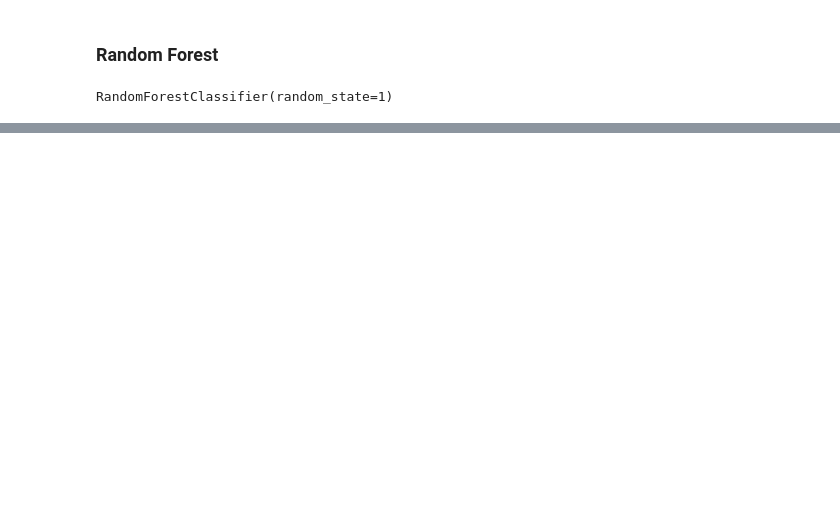
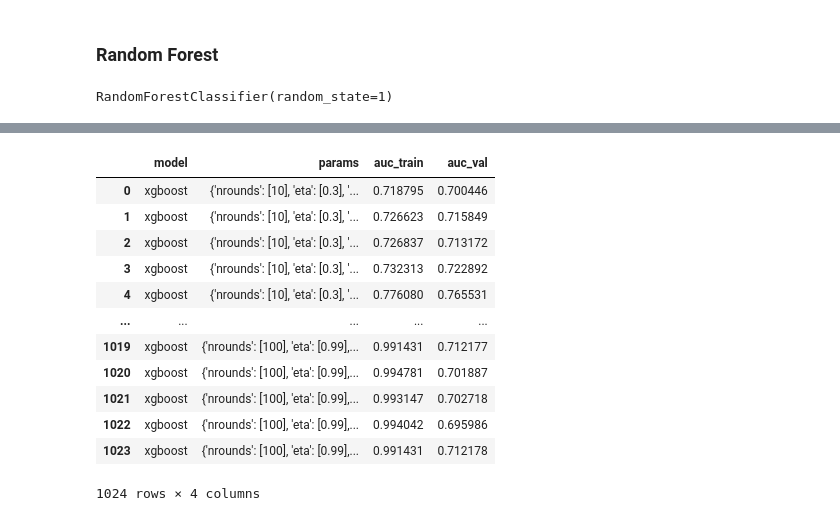
Before and after one commit to lggx/HR_Analysis, a Jupyter notebook: HR Analytics.ipynb, the cells around one changed output, grey strips where cells are left out. Drawn from its saved outputs; the diff is of its cells as text; code cells hidden in the pictures; blank space fills up the shorter version.

```diff
--- a/HR Analytics.ipynb
+++ b/HR Analytics.ipynb
@@ -768 +743,9 @@ Name: target, dtype: float64
+# %%
+n = x_train.shape[0];
+d = x_train.shape[1];
+m = np.mean(y_train);
+s = np.std(y_train);
+C_cherk = np.max([np.abs(m + 3*s),np.abs(m - 3*s)]);
+gamma_cherk = np.power(0.2, 1/d)
+gamma= [gamma_cherk, 3.26e-09, 3.255e-09, 3.25e-09];
 # %%
@@ -774,0 +785,3 @@ Name: target, dtype: float64
+# %%
+model4 = XGBClassifier()
+pred_model4 = model4.fit(x_train, y_train)
@@ -774,0 +804,28 @@ Name: target, dtype: float64
+# %%
+random_state = 1;
+nthread = multiprocessing.cpu_count() - 1; #siempre poner un vara para el nº de CPUs y asi que el codigo sea generalizable
+scale_pos_weight = sum(y_train == 0) / sum(y_train == 1);
+# %%
+nrounds_values = [10, 100]
+eta_values = [0.3, 0.99]
+gamma_values = [0, 1]
+max_depth_values = [6, 20]
+min_child_weight_values = [1, 20]
+subsample_values = [0.1, 1]
+colsample_bytree_values = [0.1, 1]
+num_parallel_tree_values = [1, 20]
+lambda_values = [0, 1]
+alpha_values = [0, 1]
+
+
+params_values = [{'model': 'xgboost',
+                  'nrounds': nrounds_values,
+                  'eta': eta_values,
+                 'gamma': gamma_values,
+                 'max_depth': max_depth_values,
+                 'min_child_weight': min_child_weight_values,
+                 'subsample': subsample_values,
+                 'colsample_bytree': colsample_bytree_values,
+                 'num_parallel_tree': num_parallel_tree_values,
+                 'lambda': lambda_values,
+                 'alpha': alpha_values}]
@@ -774,0 +980,16 @@ Name: target, dtype: float64
+# %%
+grid_results2
+# %% [output]
+|  | model | params | auc_train | auc_val |
+| 0 | xgboost | {'nrounds': [10], 'eta': [0.3], '... | 0.718795 | 0.700446 |
+| 1 | xgboost | {'nrounds': [10], 'eta': [0.3], '... | 0.726623 | 0.715849 |
+| 2 | xgboost | {'nrounds': [10], 'eta': [0.3], '... | 0.726837 | 0.713172 |
+| 3 | xgboost | {'nrounds': [10], 'eta': [0.3], '... | 0.732313 | 0.722892 |
+| 4 | xgboost | {'nrounds': [10], 'eta': [0.3], '... | 0.776080 | 0.765531 |
+| ... | ... | ... | ... | ... |
+| 1019 | xgboost | {'nrounds': [100], 'eta': [0.99],... | 0.991431 | 0.712177 |
+| 1020 | xgboost | {'nrounds': [100], 'eta': [0.99],... | 0.994781 | 0.701887 |
+| 1021 | xgboost | {'nrounds': [100], 'eta': [0.99],... | 0.993147 | 0.702718 |
+| 1022 | xgboost | {'nrounds': [100], 'eta': [0.99],... | 0.994042 | 0.695986 |
+| 1023 | xgboost | {'nrounds': [100], 'eta': [0.99],... | 0.991431 | 0.712178 |
+1024 rows × 4 columns
```
Also changed, not shown: parts of 30 cells of this notebook.
